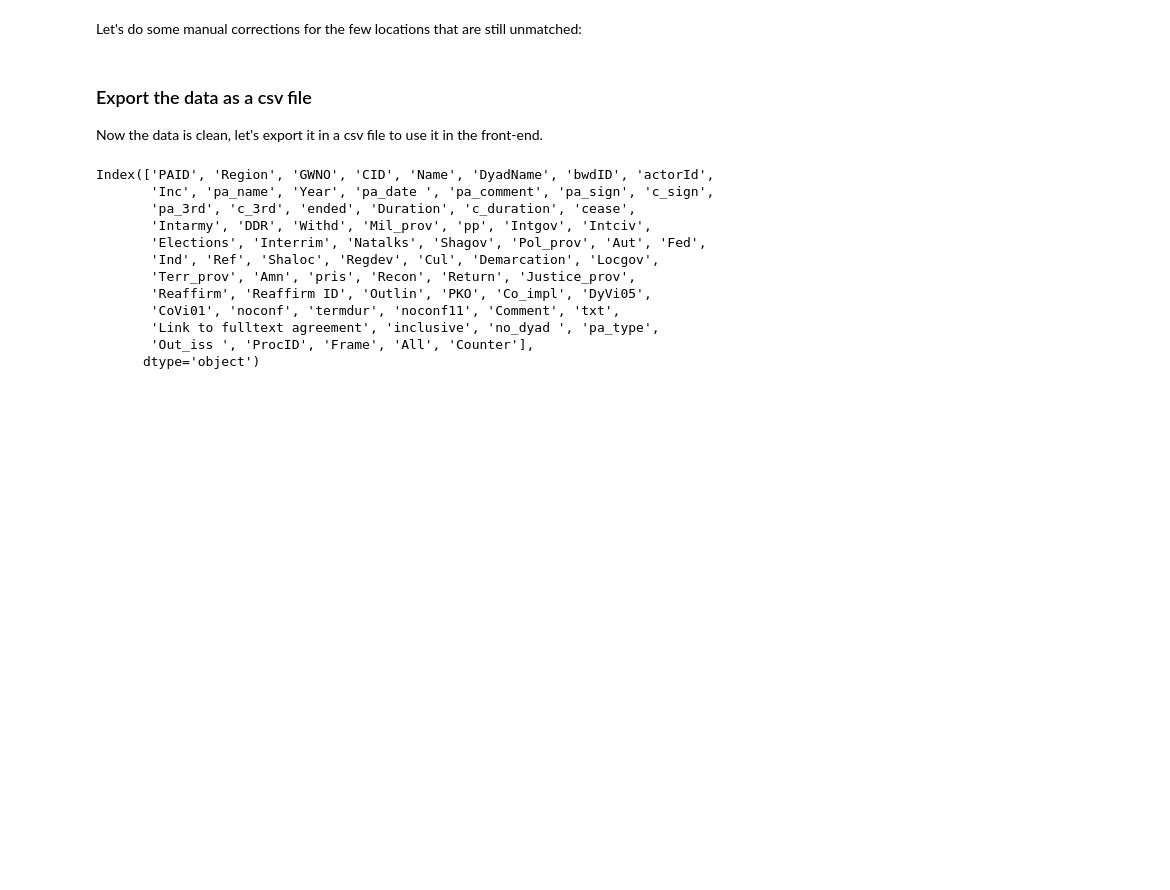
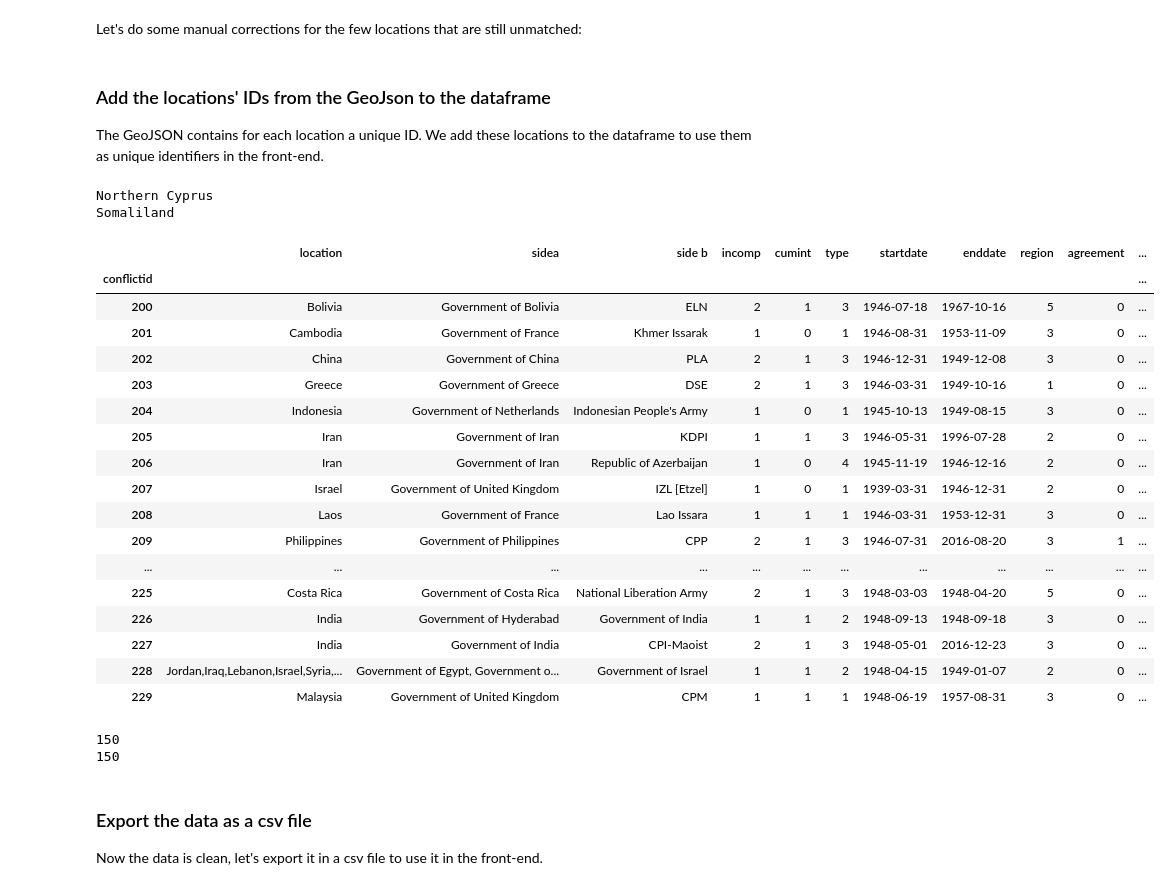
Before and after one commit to rbsteinm/AppliedDataAnalysis, a Jupyter notebook: project/DataExploration.ipynb, the cells around one changed output. Drawn from its saved outputs; the diff is of its cells as text; code cells hidden in the pictures; blank space fills up the shorter version.

Commit message:
add unique location id to df

```diff
--- a/project/DataExploration.ipynb
+++ b/project/DataExploration.ipynb
@@ -866,6 +866,57 @@ def replace_names(location):
 clean_df.location = clean_df.location.apply(replace_names)
 # %%
 print_unmatched(map_countries)
+# %% [markdown]
+### Add the locations' IDs from the GeoJson to the dataframe
+The GeoJSON contains for each location a unique ID. We add these locations to the dataframe to use them as unique identifiers in the front-end.
+# %%
+# build location -> locID dictionnary
+loc_id_dict = dict()
+for country in data['features']:
+    loc_id_dict[country['properties']['name']] = country['id']
+    if country['id'] == '-99':
+        print(country['properties']['name'])
+
+def getLocationIds(locations):
+    ids = []
+    for loc in locations.split(','):
+        ids.append(loc_id_dict[loc])
+    return ','.join(ids)
+
+# Add locationID to the dataframe
+clean_df['locationID'] = clean_df.location.apply(getLocationIds)
+clean_df.head(30)
+# %% [output]
+Northern Cyprus
+Somaliland
+|  | location | sidea | side b | incomp | cumint | type | startdate | enddate | region | agreement | ... |
+| conflictid |  |  |  |  |  |  |  |  |  |  | ... |
+| 200 | Bolivia | Government of Bolivia | ELN | 2 | 1 | 3 | 1946-07-18 | 1967-10-16 | 5 | 0 | ... |
+| 201 | Cambodia | Government of France | Khmer Issarak | 1 | 0 | 1 | 1946-08-31 | 1953-11-09 | 3 | 0 | ... |
+| 202 | China | Government of China | PLA | 2 | 1 | 3 | 1946-12-31 | 1949-12-08 | 3 | 0 | ... |
+| 203 | Greece | Government of Greece | DSE | 2 | 1 | 3 | 1946-03-31 | 1949-10-16 | 1 | 0 | ... |
+| 204 | Indonesia | Government of Netherlands | Indonesian People's Army | 1 | 0 | 1 | 1945-10-13 | 1949-08-15 | 3 | 0 | ... |
+| 205 | Iran | Government of Iran | KDPI | 1 | 1 | 3 | 1946-05-31 | 1996-07-28 | 2 | 0 | ... |
+| 206 | Iran | Government of Iran | Republic of Azerbaijan | 1 | 0 | 4 | 1945-11-19 | 1946-12-16 | 2 | 0 | ... |
+| 207 | Israel | Government of United Kingdom | IZL [Etzel] | 1 | 0 | 1 | 1939-03-31 | 1946-12-31 | 2 | 0 | ... |
+| 208 | Laos | Government of France | Lao Issara | 1 | 1 | 1 | 1946-03-31 | 1953-12-31 | 3 | 0 | ... |
+| 209 | Philippines | Government of Philippines | CPP | 2 | 1 | 3 | 1946-07-31 | 2016-08-20 | 3 | 1 | ... |
+| ... | ... | ... | ... | ... | ... | ... | ... | ... | ... | ... | ... |
+| 225 | Costa Rica | Government of Costa Rica | National Liberation Army | 2 | 1 | 3 | 1948-03-03 | 1948-04-20 | 5 | 0 | ... |
+| 226 | India | Government of Hyderabad | Government of India | 1 | 1 | 2 | 1948-09-13 | 1948-09-18 | 3 | 0 | ... |
+| 227 | India | Government of India | CPI-Maoist | 2 | 1 | 3 | 1948-05-01 | 2016-12-23 | 3 | 0 | ... |
+| 228 | Jordan,Iraq,Lebanon,Israel,Syria,... | Government of Egypt, Government o... | Government of Israel | 1 | 1 | 2 | 1948-04-15 | 1949-01-07 | 2 | 0 | ... |
+| 229 | Malaysia | Government of United Kingdom | CPM | 1 | 1 | 1 | 1948-06-19 | 1957-08-31 | 3 | 0 | ... |
+# %%
+# Add location IDs to the dataframe
+#clean_df.head()
+#clean_df['locationID'] = clean_df.location.map(loc_id_dict)
+print(clean_df.location.unique().size)
+print(clean_df['locationID'].unique().size)
+#clean_df.head()
+# %% [output]
+150
+150
 # %% [markdown]
 ### Export the data as a csv file
 Now the data is clean, let's export it in a csv file to use it in the front-end.
@@ -873,18 +924,3 @@ Now the data is clean, let's export it in a csv file to use it in the front-end.
 clean_df.to_csv('conflicts.csv', sep='\t')
 # %%
 clean_df[clean_df.location == 'Russia']
-# %%
-pa.columns
-# %% [output]
-Index(['PAID', 'Region', 'GWNO', 'CID', 'Name', 'DyadName', 'bwdID', 'actorId',
-       'Inc', 'pa_name', 'Year', 'pa_date ', 'pa_comment', 'pa_sign', 'c_sign',
-       'pa_3rd', 'c_3rd', 'ended', 'Duration', 'c_duration', 'cease',
-       'Intarmy', 'DDR', 'Withd', 'Mil_prov', 'pp', 'Intgov', 'Intciv',
-       'Elections', 'Interrim', 'Natalks', 'Shagov', 'Pol_prov', 'Aut', 'Fed',
-       'Ind', 'Ref', 'Shaloc', 'Regdev', 'Cul', 'Demarcation', 'Locgov',
-       'Terr_prov', 'Amn', 'pris', 'Recon', 'Return', 'Justice_prov',
-       'Reaffirm', 'Reaffirm ID', 'Outlin', 'PKO', 'Co_impl', 'DyVi05',
-       'CoVi01', 'noconf', 'termdur', 'noconf11', 'Comment', 'txt',
-       'Link to fulltext agreement', 'inclusive', 'no_dyad ', 'pa_type',
-       'Out_iss ', 'ProcID', 'Frame', 'All', 'Counter'],
-      dtype='object')
```
Also changed, not shown: parts of 1 cell of this notebook, 3 other files.
